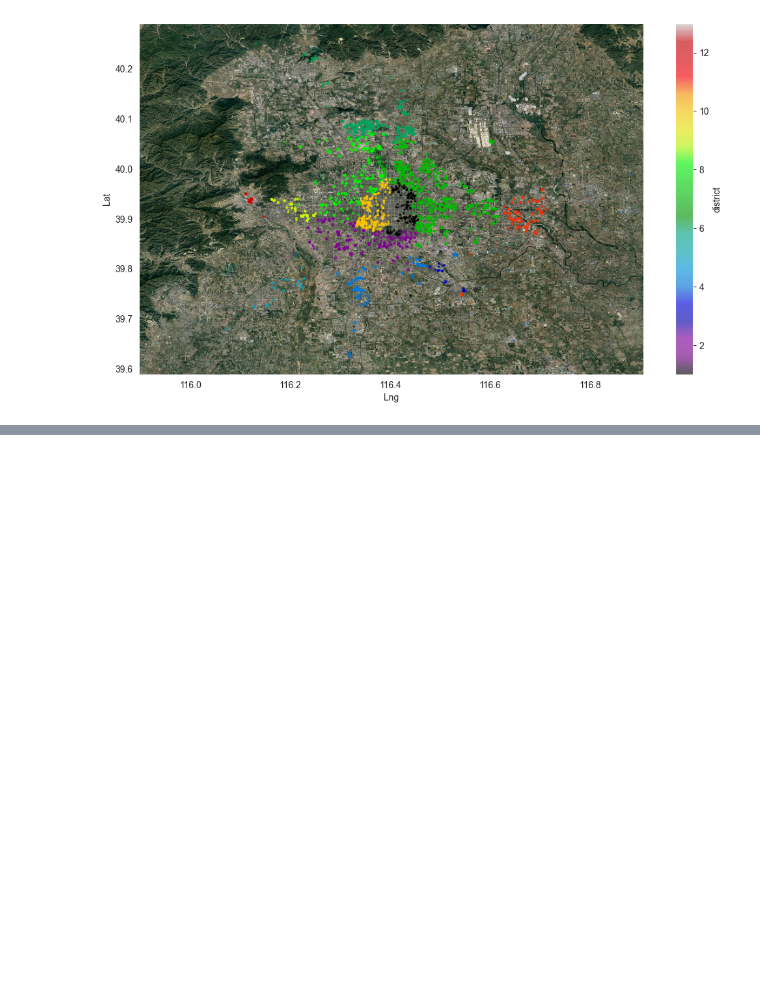
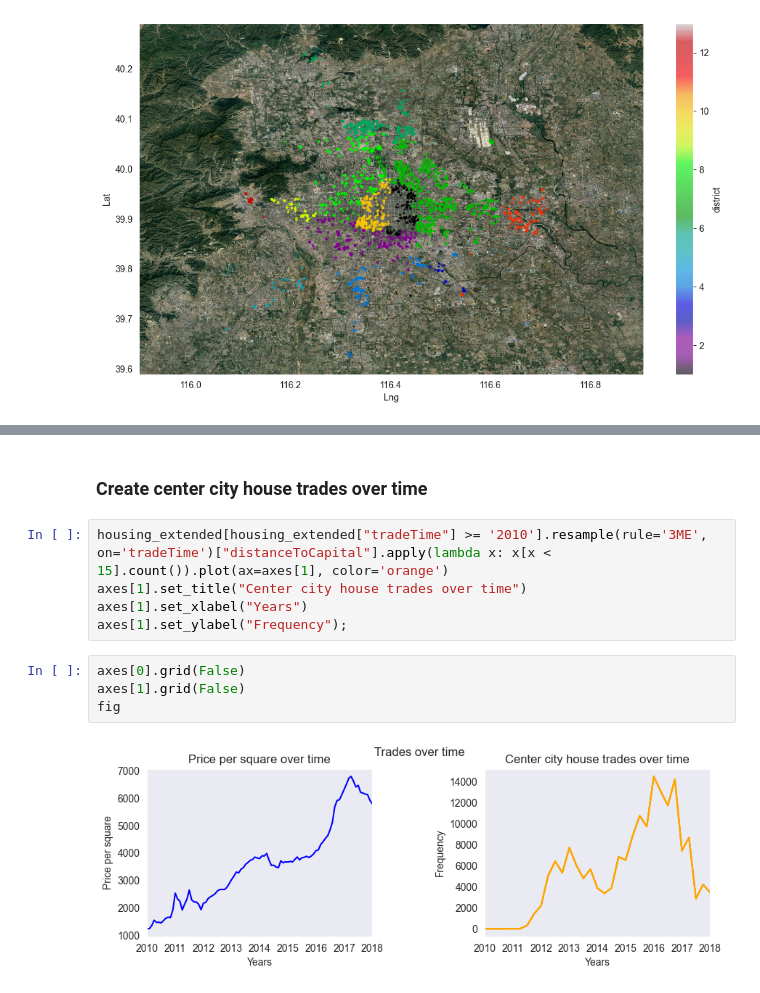
Before and after one commit to Estaheri7/Beijing-Housing-Analysis, a Jupyter notebook: src/housing_analysis.ipynb, the cells around one changed output, grey strips where cells are left out. Drawn from its saved outputs; the diff is of its cells as text; blank space fills up the shorter version.

```diff
--- a/src/housing_analysis.ipynb
+++ b/src/housing_analysis.ipynb
@@ -589,0 +623,13 @@ fig
+# %% [markdown]
+### Create center city house trades over time
+# %%
+housing_extended[housing_extended["tradeTime"] >= '2010'].resample(rule='3ME', on='tradeTime')["distanceToCapital"].apply(lambda x: x[x < 15].count()).plot(ax=axes[1], color='orange')
+axes[1].set_title("Center city house trades over time")
+axes[1].set_xlabel("Years")
+axes[1].set_ylabel("Frequency");
+# %%
+axes[0].grid(False)
+axes[1].grid(False)
+fig
+# %% [output]
+[figure, added]
```
Also changed, not shown: parts of 8 cells of this notebook.
